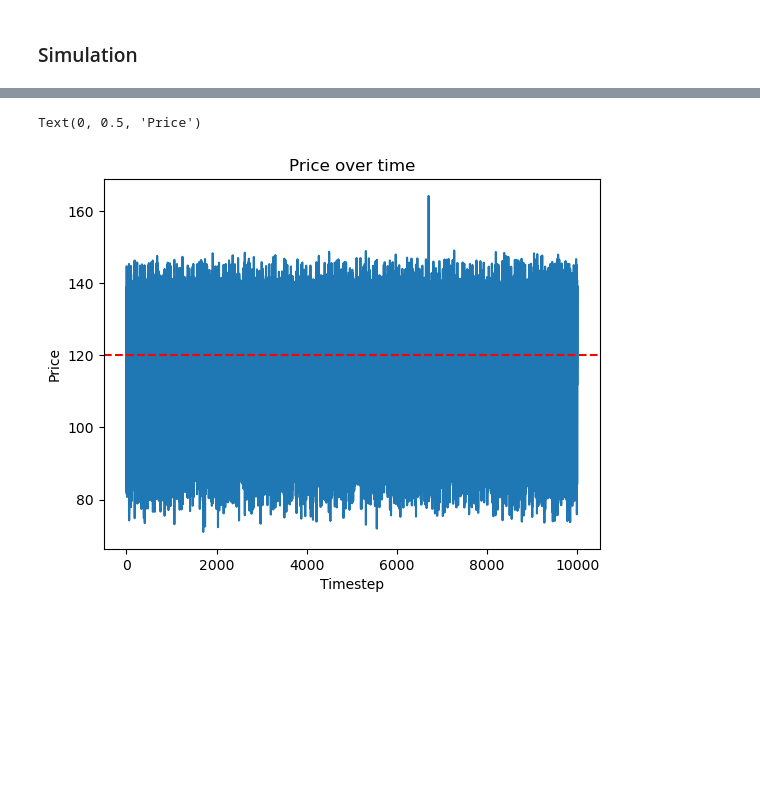
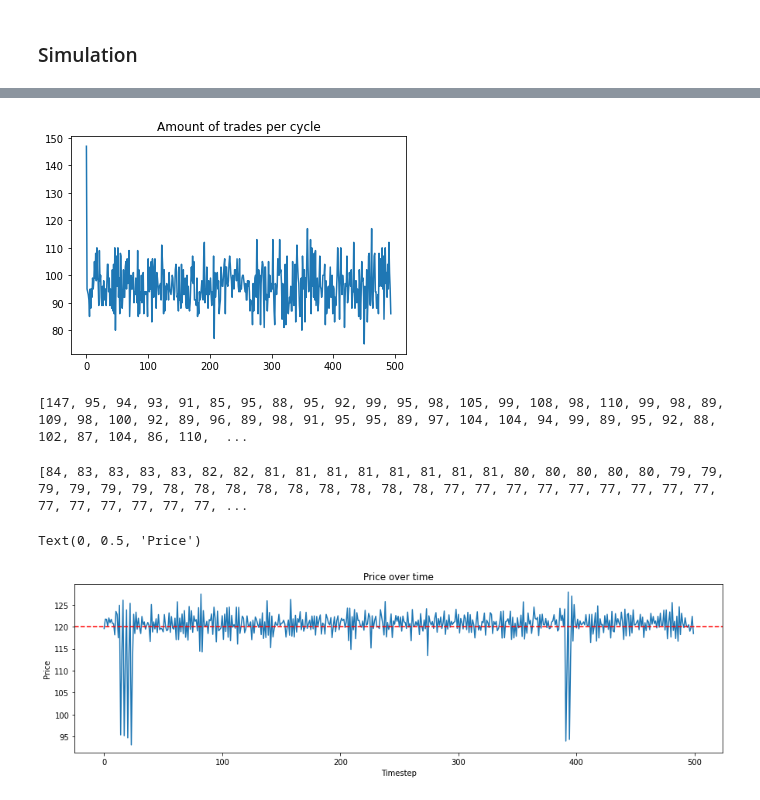
Before and after one commit to SuperAileen/CCS-2024-Group20, a Jupyter notebook: main_network.ipynb, the cells around one changed output, grey strips where cells are left out. Cells and saved outputs as stored; diff of their text form; code cells hidden in the pictures; blank space fills up the shorter version.

Commit message:
Updated OB & Network

```diff
--- a/main_network.ipynb
+++ b/main_network.ipynb
@@ -139,9 +139,9 @@ def set_order_price(order_type, expected_price, current_price, money):
     float: The price set for the order
     """
     if order_type == 'buy':
-        return np.random.uniform(0, min(money, expected_price))
+        return np.random.uniform(0, min(money, expected_price-TAO))
     elif order_type == 'sell':
-        return np.random.uniform(expected_price, current_price)
+        return np.random.uniform(expected_price+TAO, current_price)
     else:
         return 0
 # %%
@@ -365,17 +347,16 @@ class OrderBook:
 #                             ('decision', 'U10'), # 5
 #                             ('info', 'f8')]) # 6
 
-agents_dict = {}
 past_price = [P_0 for i in range(T_MAX)]
-state_counts = {'buy': [], 'sell': [], 'hold': []}
-ob = OrderBook(DELTA, ALPHA, agents_dict, info_counts = [], state_counts = state_counts)
+network = nx.watts_strogatz_graph(n=N, k=4, p=0.4)
+ob = OrderBook(DELTA, ALPHA, network)
 current_market_price = P_0
-simulations = 10000
+simulations = 500
 asset_prices = []
 for i in range(N_FUND):
     ep = ep_fundamentalist(P_0, P_F)
     #print(ep)
-    agents_dict[i] = ['fund',
+    ob.agents_dict[i] = ['fund',
                  W[i],
                  M,
                  Q,
@@ -387,7 +368,7 @@ for i in range(N_FUND):
 # # Start from where N_FUND stops for integers
 for i in range(N_FUND, N_FUND+N_CHART):
     ep = ep_chartist(P_0, past_price)
-    agents_dict[i] = ['chart',
+    ob.agents_dict[i] = ['chart',
                  W[i],
                  M,
                  Q,
@@ -397,7 +378,11 @@ for i in range(N_FUND, N_FUND+N_CHART):
                      ]
 # %%
 # Simulation 1 cycle
-# Check #5, decision in dict to get decision
+
+# Run network until T_{soc}
+# SAVE THE DICTIONARY OF OB.AGENTS_DICTS THAT COMES OUT OF THIS LOOP
+for cycle in range(10000):
+    ob.network_cycle()
 for sim in range(simulations):
     ob.network_cycle()
     for agent_id in ob.agents_dict:
@@ -428,4 +413,4 @@ for sim in range(simulations):
                                                     current_market_price,
                                                     TAO, ob.agents_dict[agent_id][2],
                                                     ob.agents_dict[agent_id][3])
-    ob = OrderBook(DELTA, ALPHA, ob.agents_dict, ob.info_counts, ob.state_counts)
+#     ob = OrderBook(DELTA, ALPHA, ob.agents_dict, ob.info_counts, ob.state_counts, ob.trade_counts)
@@ -432,12 +435,28 @@ for sim in range(simulations):
+# %%
+plt.plot(list(range(len(ob.trade_counts))), ob.trade_counts, label = '#Trades')
+plt.title('Amount of trades per cycle')
+plt.show()
+print(ob.trade_counts)
+# %% [output]
+[figure, added]
+[147, 95, 94, 93, 91, 85, 95, 88, 95, 92, 99, 95, 98, 105, 99, 108, 98, 110, 99, 98, 89, 109, 98, 100, 92, 89, 96, 89, 98, 91, 95, 95, 89, 97, 104, 104, 94, 99, 89, 95, 92, 88, 102, 87, 104, 86, 110,  ...
+# %%
+money = []
+for agent_id in ob.agents_dict:
+    money.append(ob.agents_dict[agent_id][3])
+print(sorted(money, reverse=True))
+# %% [output]
+[84, 83, 83, 83, 83, 82, 82, 81, 81, 81, 81, 81, 81, 81, 81, 80, 80, 80, 80, 80, 79, 79, 79, 79, 79, 79, 78, 78, 78, 78, 78, 78, 78, 78, 78, 77, 77, 77, 77, 77, 77, 77, 77, 77, 77, 77, 77, 77, 77, 77, ...
 # %%
+plt.figure().set_figwidth(15)
 plt.plot(list(range(simulations)), asset_prices, label ='asset price')
 plt.axhline(y=120, color='r', linestyle='--', label='fundamental price 120')
 plt.title("Price over time")
 plt.xlabel("Timestep")
 plt.ylabel("Price")
 # %% [output]
 Text(0, 0.5, 'Price')
-[figure, old version]
+[figure, new version]
 # %%
 # After the simulation ends, create a chart to show the number of agents in each state over time
 plt.figure(figsize=(10, 6))
```
Also changed, not shown: parts of 7 cells of this notebook.
